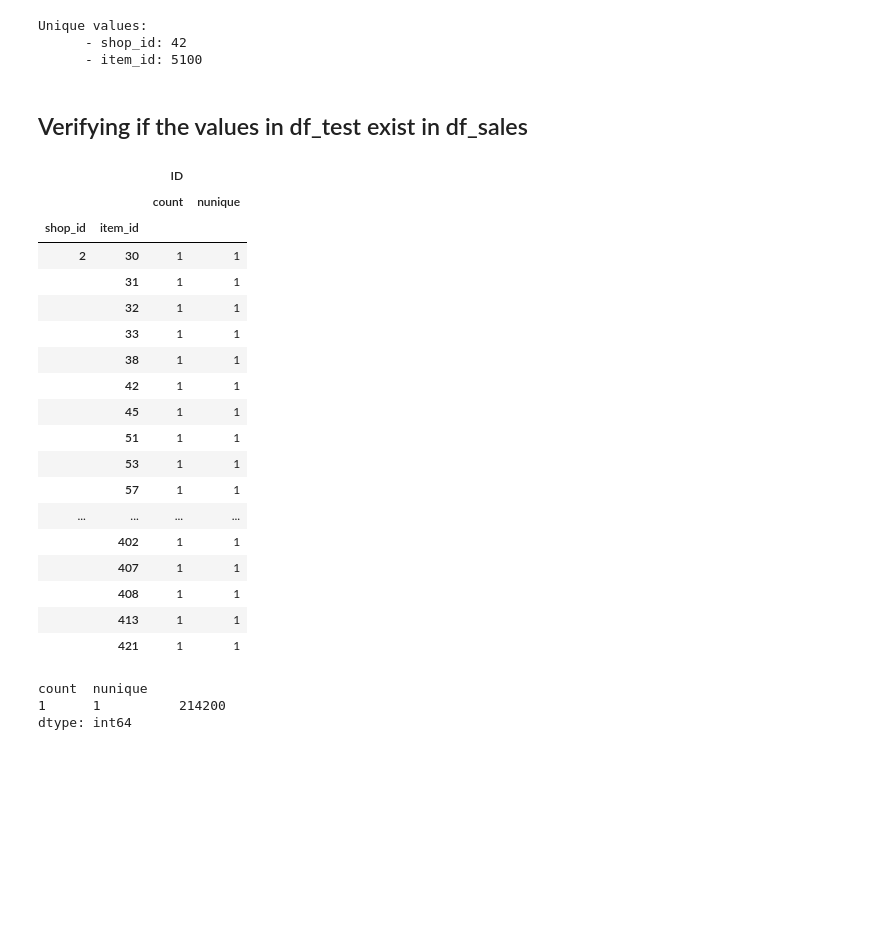
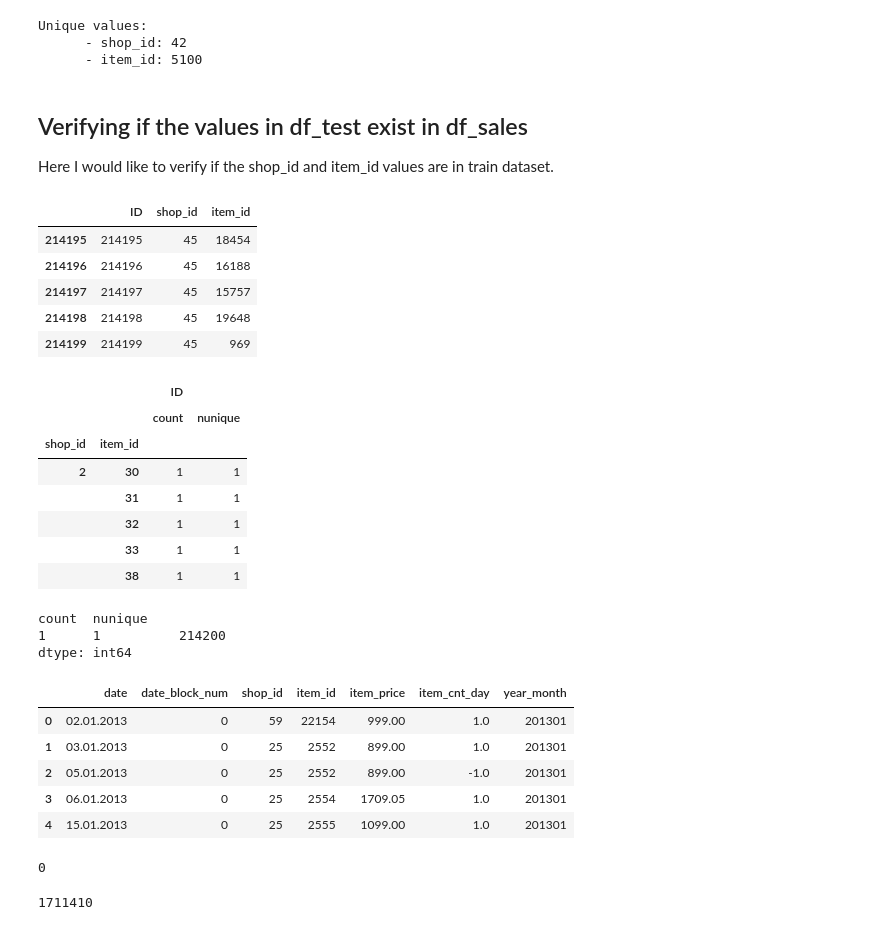
Before and after one commit to guyrux/predict_future_sales, a Jupyter notebook: notebook/1_data_understanding.ipynb, the cells around one changed output. Drawn from its saved outputs; the diff is of its cells as text; code cells hidden in the pictures; blank space fills up the shorter version.

```diff
--- a/notebook/1_data_understanding.ipynb
+++ b/notebook/1_data_understanding.ipynb
@@ -134,32 +136,54 @@ Unique values:
       - item_id: 5100
 # %% [markdown]
 ## Verifying if the values in df_test exist in df_sales
+
+Here I would like to verify if the shop_id and item_id values are in train dataset.
+# %%
+df_test.tail()
+# %% [output]
+|  | ID | shop_id | item_id |
+| 214195 | 214195 | 45 | 18454 |
+| 214196 | 214196 | 45 | 16188 |
+| 214197 | 214197 | 45 | 15757 |
+| 214198 | 214198 | 45 | 19648 |
+| 214199 | 214199 | 45 | 969 |
 # %%
 df = df_test.groupby(by=["shop_id", "item_id"]).agg({"ID":["count", "nunique"]})
-df.head(60)
+df.head()
 # %% [output]
 |  |  | ID |  |
 |  |  | count | nunique |
 | shop_id | item_id |  |  |
 | 2 | 30 | 1 | 1 |
 |  | 31 | 1 | 1 |
 |  | 32 | 1 | 1 |
 |  | 33 | 1 | 1 |
 |  | 38 | 1 | 1 |
-|  | 42 | 1 | 1 |
-|  | 45 | 1 | 1 |
-|  | 51 | 1 | 1 |
-|  | 53 | 1 | 1 |
-|  | 57 | 1 | 1 |
-| ... | ... | ... | ... |
-|  | 402 | 1 | 1 |
-|  | 407 | 1 | 1 |
-|  | 408 | 1 | 1 |
-|  | 413 | 1 | 1 |
-|  | 421 | 1 | 1 |
 # %%
 df[("ID")].value_counts()
 # %% [output]
 count  nunique
 1      1          214200
 dtype: int64
+# %%
+df_sales.head()
+# df_sales.groupby(by=["year_month", "shop_id", "item_id"]).agg({"ID":["count", "nunique"]})
+# df_sales.groupby(by=["shop_id", "item_id"]).size()
+# %% [output]
+|  | date | date_block_num | shop_id | item_id | item_price | item_cnt_day | year_month |
+| 0 | 02.01.2013 | 0 | 59 | 22154 | 999.00 | 1.0 | 201301 |
+| 1 | 03.01.2013 | 0 | 25 | 2552 | 899.00 | 1.0 | 201301 |
+| 2 | 05.01.2013 | 0 | 25 | 2552 | 899.00 | -1.0 | 201301 |
+| 3 | 06.01.2013 | 0 | 25 | 2554 | 1709.05 | 1.0 | 201301 |
+| 4 | 15.01.2013 | 0 | 25 | 2555 | 1099.00 | 1.0 | 201301 |
+# %%
+df = df_test.merge(df_sales, how='left', on=["shop_id", "item_id"])
+len(df.loc[df["ID"].isnull(), "item_id"])
+# %% [output]
+0
+# %%
+df = df_sales.merge(df_test, how='left', on=["shop_id", "item_id"])
+df = df.loc[df["ID"].isnull(), ["shop_id", "item_id"]]
+len(df)
+# %% [output]
+1711410
```
Also changed, not shown: parts of 13 cells of this notebook, 2 other files.
